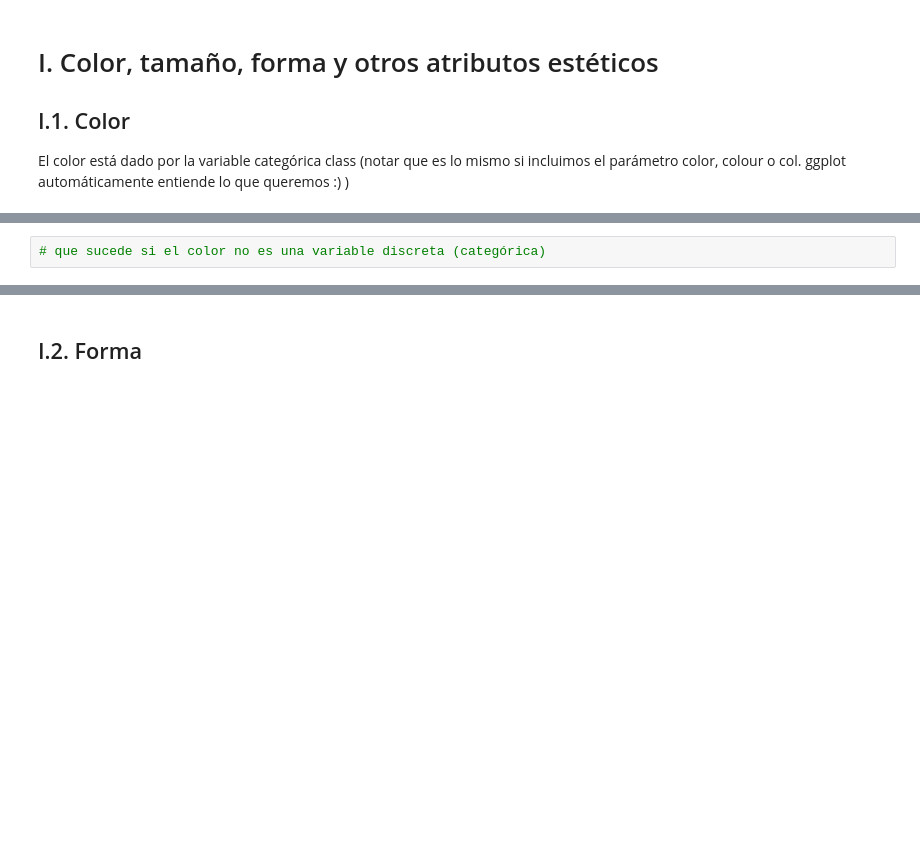
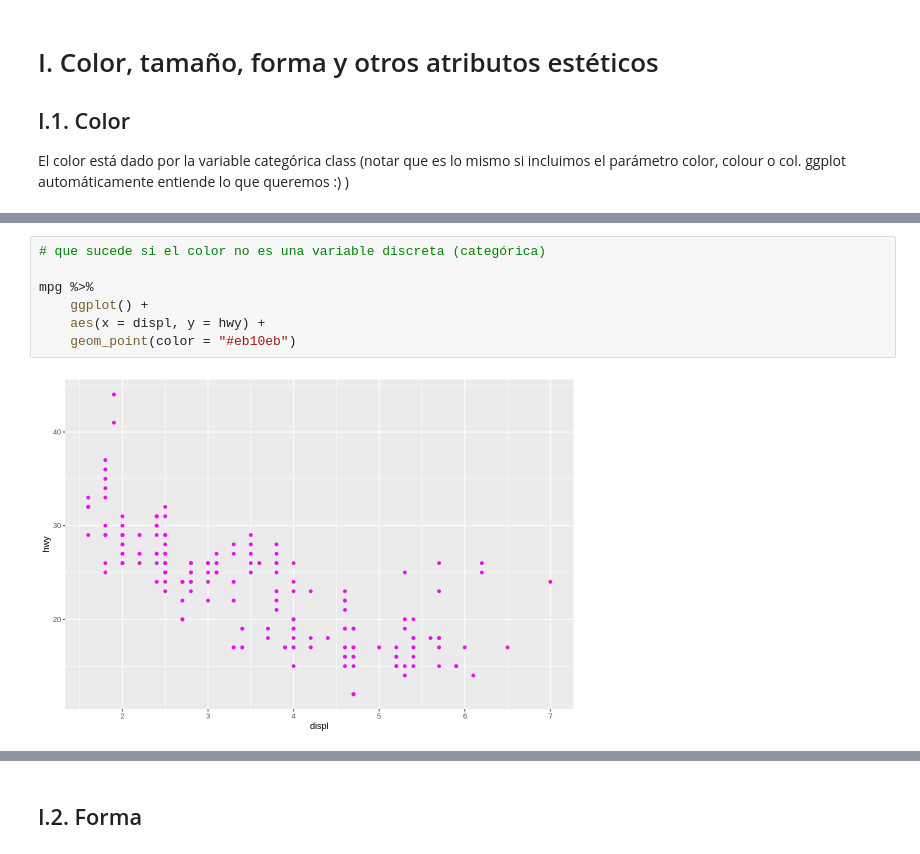
Before and after one commit to HGMGeografo/Programacion_R, a Jupyter notebook: Clases/Clase4/02_Visualizaciones_ggplot.ipynb, the cells around one changed output, grey strips where cells are left out. Drawn from its saved outputs; the diff is of its cells as text; blank space fills up the shorter version.

```diff
--- a/Clases/Clase4/02_Visualizaciones_ggplot.ipynb
+++ b/Clases/Clase4/02_Visualizaciones_ggplot.ipynb
@@ -58,2 +89,9 @@ El color está dado por la variable categórica class (notar que es lo mismo si
 # %%
 # que sucede si el color no es una variable discreta (categórica)
+
+mpg %>%
+    ggplot() +
+    aes(x = displ, y = hwy) +
+    geom_point(color = "#eb10eb")
+# %% [output]
+[figure, added]
```
Also changed, not shown: parts of 23 cells of this notebook.
